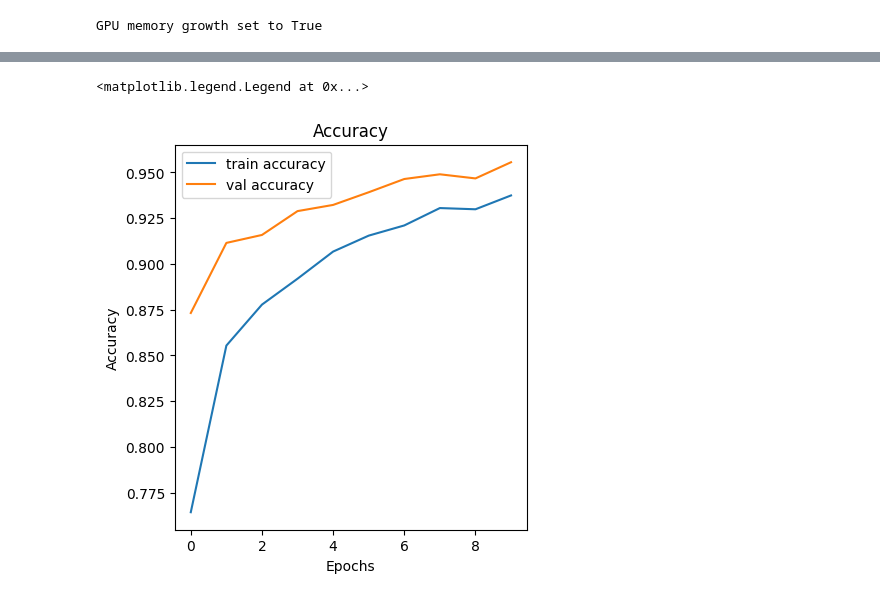
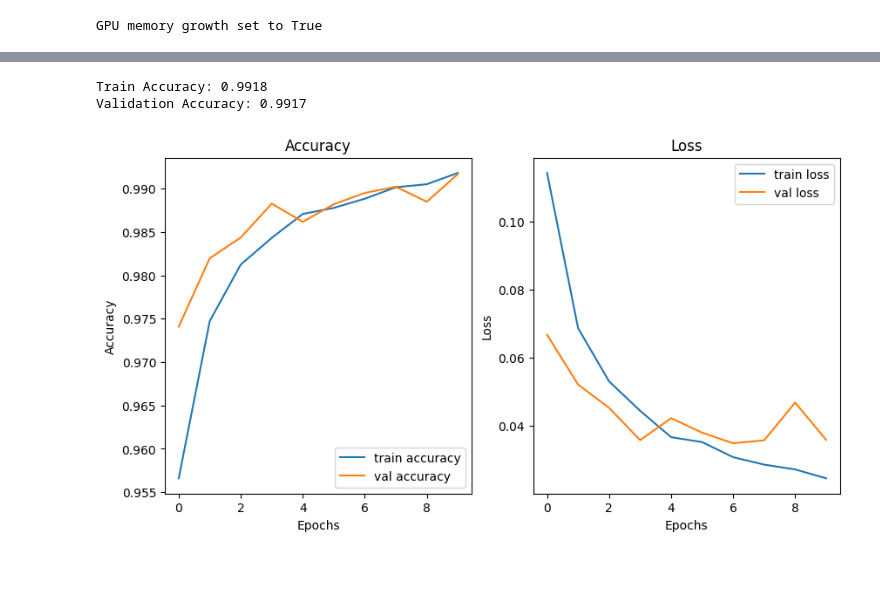
Before and after one commit to tehaandev/fyp-agro-edge-ai, a Jupyter notebook: notebooks/1_disease_detection.ipynb, the cells around one changed output, grey strips where cells are left out. Saved outputs shown, nothing was run; the diff lists cells and outputs as text; code cells hidden in the pictures; blank space fills up the shorter version.

```diff
--- a/notebooks/1_disease_detection.ipynb
+++ b/notebooks/1_disease_detection.ipynb
@@ -24,7 +25,7 @@ GPU memory growth set to True
 train_ds = tf.keras.utils.image_dataset_from_directory(
     directory=f"{DATA_DIR}/train",
     labels="inferred",
-    label_mode='categorical',
+    label_mode=LABEL_MODE,
     image_size=IMG_SIZE,
     batch_size=BATCH_SIZE,
     shuffle=True
@@ -33,7 +34,7 @@ train_ds = tf.keras.utils.image_dataset_from_directory(
 val_ds = tf.keras.utils.image_dataset_from_directory(
     f"{DATA_DIR}/val",
     labels="inferred",
-    label_mode='categorical',
+    label_mode=LABEL_MODE,
     image_size=IMG_SIZE,
     batch_size=BATCH_SIZE,
     shuffle=False
@@ -42,7 +43,7 @@ val_ds = tf.keras.utils.image_dataset_from_directory(
 test_ds = tf.keras.utils.image_dataset_from_directory(
     f"{DATA_DIR}/test",
     labels="inferred",
-    label_mode='categorical',
+    label_mode=LABEL_MODE,
     image_size=IMG_SIZE,
     batch_size=BATCH_SIZE,
     shuffle=False
@@ -94,4 +57,4 @@ Files: 282
 # %%
-train_ds = train_ds.cache().shuffle(1000).prefetch(buffer_size=BUFFER_SIZE)
-val_ds = val_ds.cache().prefetch(buffer_size=BUFFER_SIZE)
-test_ds = test_ds.cache().prefetch(buffer_size=BUFFER_SIZE)
+train_ds = train_ds.shuffle(100).prefetch(buffer_size=BUFFER_SIZE)
+val_ds = val_ds.prefetch(buffer_size=BUFFER_SIZE)
+test_ds = test_ds.prefetch(buffer_size=BUFFER_SIZE)
@@ -122,5 +94,5 @@ model = tf.keras.Sequential([
     tf.keras.layers.GlobalAveragePooling2D(),
     tf.keras.layers.Dense(128, activation='relu'),
     tf.keras.layers.Dropout(0.3),
-    tf.keras.layers.Dense(15, activation='softmax')  # adjust this
+    tf.keras.layers.Dense(1, activation='sigmoid')  # adjust this
 ])
@@ -127,6 +101,6 @@ model = tf.keras.Sequential([
 # %%
 model.compile(optimizer='adam',
-              loss='categorical_crossentropy',
+              loss='binary_crossentropy',
               metrics=['accuracy'])
 # %%
 history = model.fit(
@@ -165,15 +139,29 @@ Epoch 10/10
 # %%
 plt.figure(figsize=(10, 5))
 plt.subplot(1, 2, 1)
 plt.plot(history.history['accuracy'], label='train accuracy')
 plt.plot(history.history['val_accuracy'], label='val accuracy')
 plt.title('Accuracy')
 plt.xlabel('Epochs')
 plt.ylabel('Accuracy')
 plt.legend()
+
+# Print the accuracies to feed to AI
+print(f"Train Accuracy: {history.history['accuracy'][-1]:.4f}")
+print(f"Validation Accuracy: {history.history['val_accuracy'][-1]:.4f}")
+
+plt.subplot(1, 2, 2)
+plt.plot(history.history['loss'], label='train loss')
+plt.plot(history.history['val_loss'], label='val loss')
+plt.title('Loss')
+plt.xlabel('Epochs')
+plt.ylabel('Loss')
+plt.legend()
+plt.show()
 # %% [output]
-<matplotlib.legend.Legend at 0x...>
+Train Accuracy: 0.9918
+Validation Accuracy: 0.9917
-[figure, old version]
+[figure, new version]
 # %%
 # Evaluate the model on the test dataset
 test_loss, test_accuracy = model.evaluate(test_ds)
```
Also changed, not shown: parts of 10 cells of this notebook, 2 other files.
